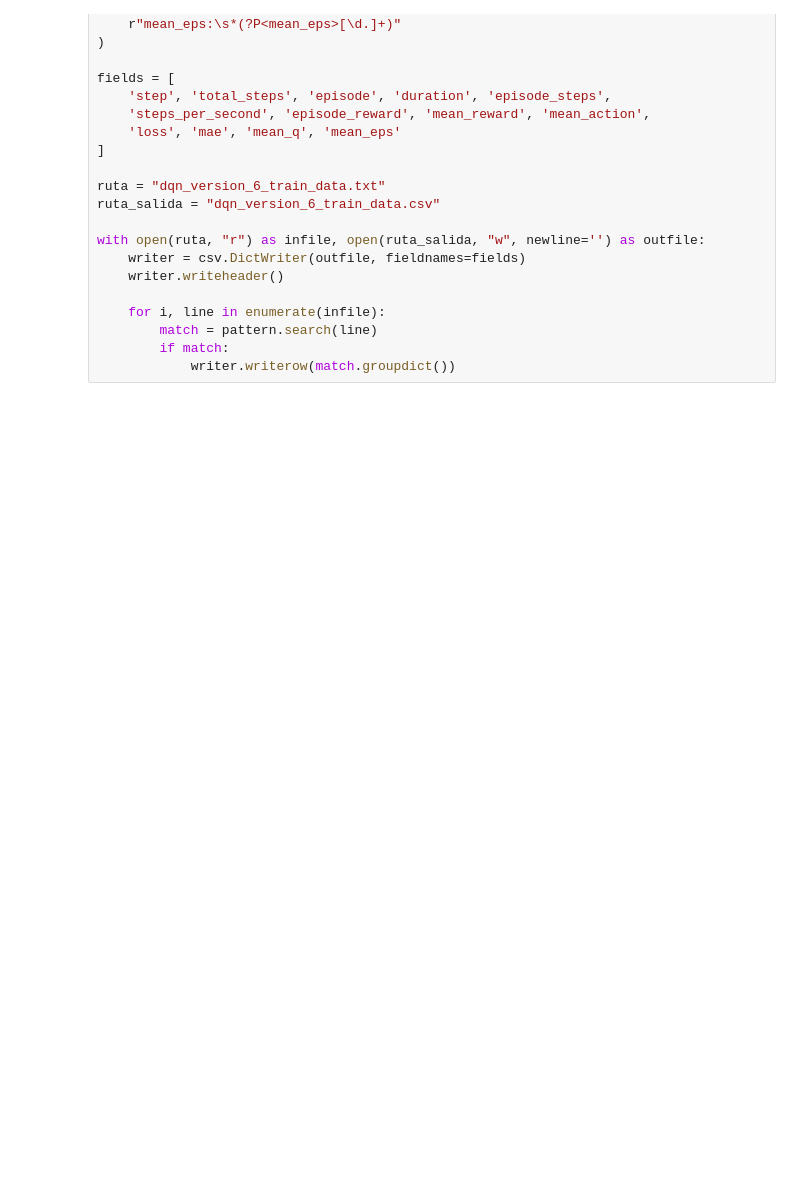
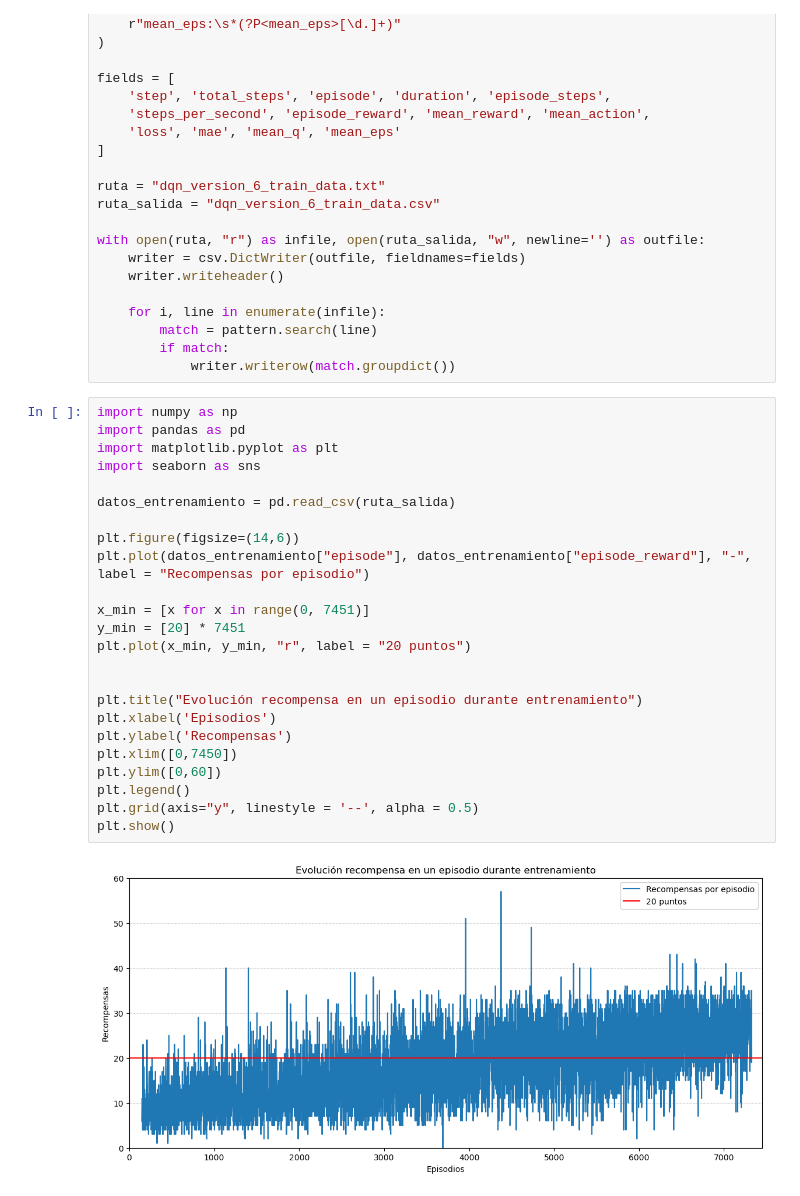
Before and after one commit to Javier-mkt/Trabajo_Aprendizaje_Refuerzo_Grupo_11_VIU, a Jupyter notebook: version_6/dqn_v_6_analisis_entrenamiento.ipynb, the cells around one changed output. Cells and saved outputs as stored; diff of their text form; blank space fills up the shorter version.

Commit message:
Version 6 DQN, gráficas evolución entrenamiento

```diff
--- a/version_6/dqn_v_6_analisis_entrenamiento.ipynb
+++ b/version_6/dqn_v_6_analisis_entrenamiento.ipynb
@@ -27,3 +27,29 @@ with open(ruta, "r") as infile, open(ruta_salida, "w", newline='') as outfile:
         match = pattern.search(line)
         if match:
             writer.writerow(match.groupdict())
+# %%
+import numpy as np
+import pandas as pd
+import matplotlib.pyplot as plt
+import seaborn as sns
+
+datos_entrenamiento = pd.read_csv(ruta_salida)
+
+plt.figure(figsize=(14,6))
+plt.plot(datos_entrenamiento["episode"], datos_entrenamiento["episode_reward"], "-", label = "Recompensas por episodio")
+
+x_min = [x for x in range(0, 7451)]
+y_min = [20] * 7451
+plt.plot(x_min, y_min, "r", label = "20 puntos")
+
+
+plt.title("Evolución recompensa en un episodio durante entrenamiento")
+plt.xlabel('Episodios')
+plt.ylabel('Recompensas')
+plt.xlim([0,7450])
+plt.ylim([0,60])
+plt.legend()
+plt.grid(axis="y", linestyle = '--', alpha = 0.5)
+plt.show()
+# %% [output]
+[figure, added]
```
Also changed, not shown: parts of 5 cells of this notebook, 2 other files.
